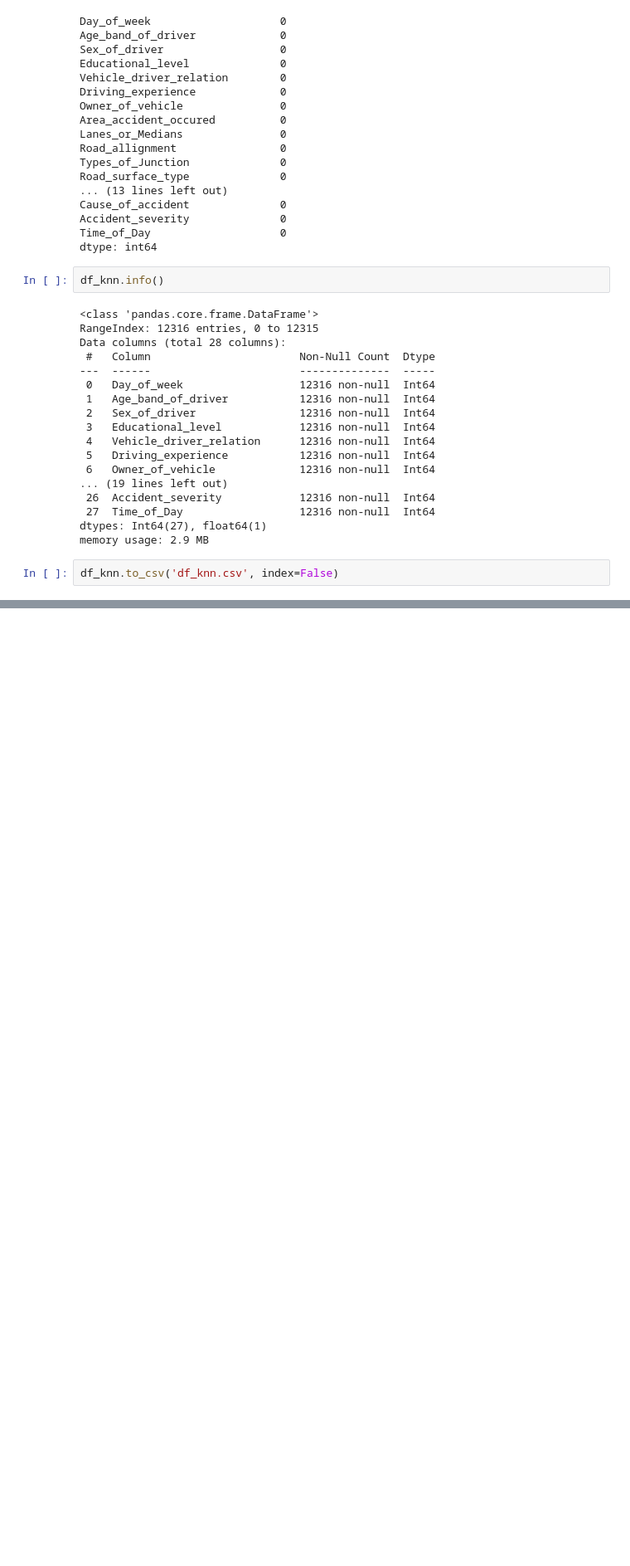
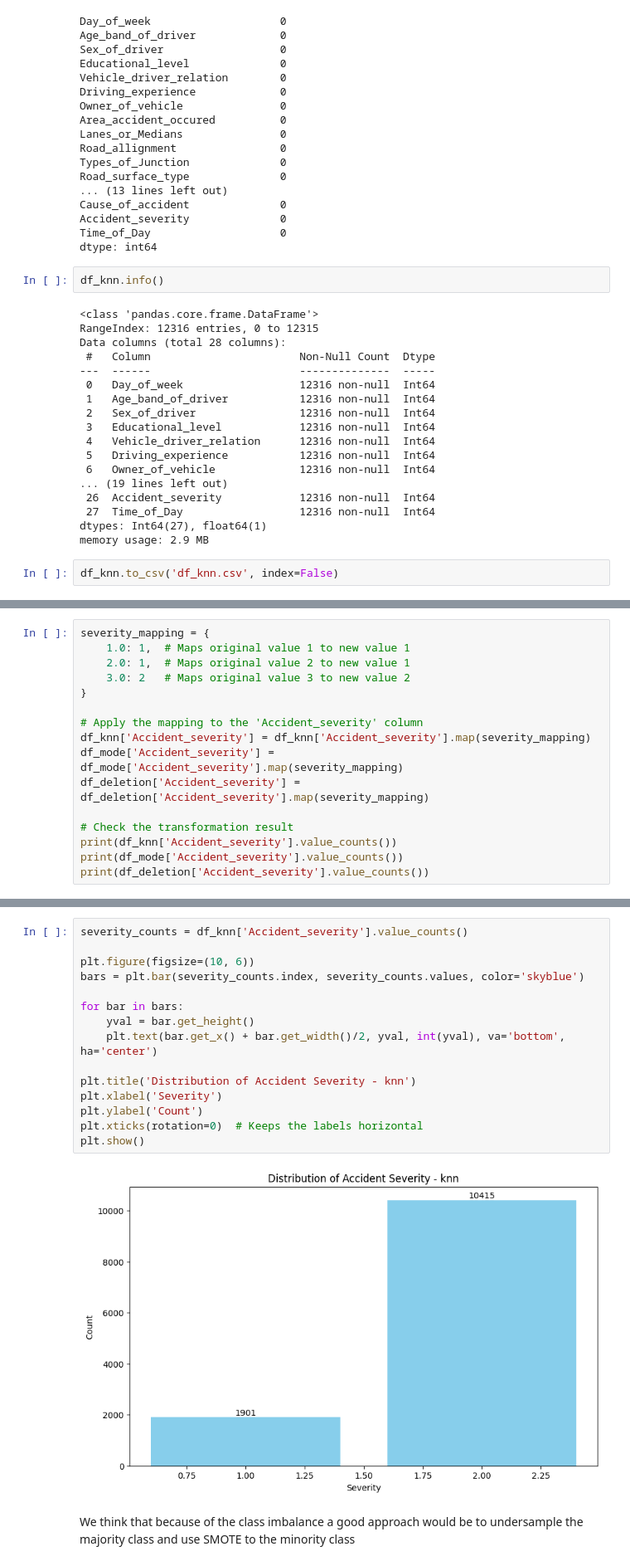
Before and after one commit to elidaarnaut/DM-Project-v2, a Jupyter notebook: ADM-Project.ipynb, the cells around one changed output, grey strips where cells are left out. Shown at 83% size. Drawn from its saved outputs; the diff is of its cells as text; blank space fills up the shorter version.

```diff
--- a/ADM-Project.ipynb
+++ b/ADM-Project.ipynb
@@ -1373,0 +1410,16 @@ df_knn.to_csv('df_knn.csv', index=False)
+# %%
+severity_mapping = {
+    1.0: 1,  # Maps original value 1 to new value 1
+    2.0: 1,  # Maps original value 2 to new value 1
+    3.0: 2   # Maps original value 3 to new value 2
+}
+
+# Apply the mapping to the 'Accident_severity' column
+df_knn['Accident_severity'] = df_knn['Accident_severity'].map(severity_mapping)
+df_mode['Accident_severity'] = df_mode['Accident_severity'].map(severity_mapping)
+df_deletion['Accident_severity'] = df_deletion['Accident_severity'].map(severity_mapping)
+
+# Check the transformation result
+print(df_knn['Accident_severity'].value_counts())
+print(df_mode['Accident_severity'].value_counts())
+print(df_deletion['Accident_severity'].value_counts())
@@ -1373,0 +1444,19 @@ df_knn.to_csv('df_knn.csv', index=False)
+# %%
+severity_counts = df_knn['Accident_severity'].value_counts()
+
+plt.figure(figsize=(10, 6))
+bars = plt.bar(severity_counts.index, severity_counts.values, color='skyblue')
+
+for bar in bars:
+    yval = bar.get_height()
+    plt.text(bar.get_x() + bar.get_width()/2, yval, int(yval), va='bottom', ha='center')
+
+plt.title('Distribution of Accident Severity - knn')
+plt.xlabel('Severity')
+plt.ylabel('Count')
+plt.xticks(rotation=0)  # Keeps the labels horizontal
+plt.show()
+# %% [output]
+[figure, added]
+# %% [markdown]
+We think that because of the class imbalance a good approach would be to undersample the majority class and use SMOTE to the minority class
```
Also changed, not shown: parts of 15 cells of this notebook, 1 other file.
